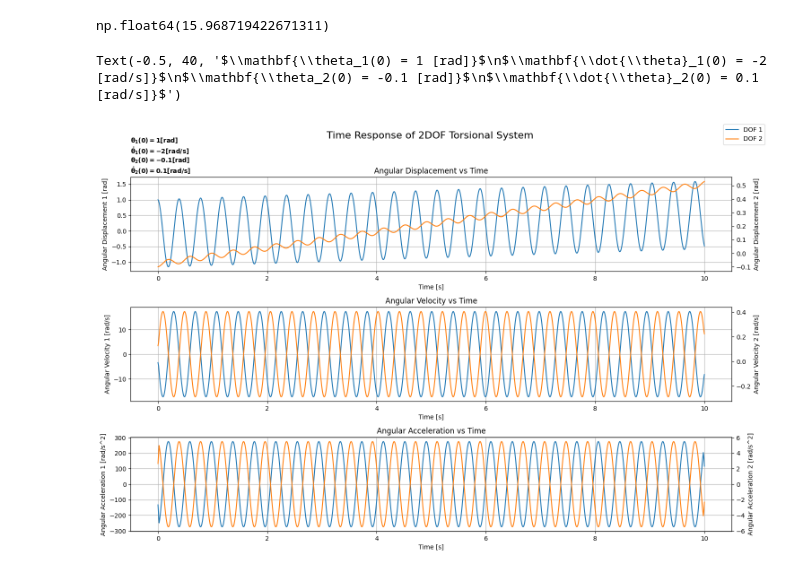
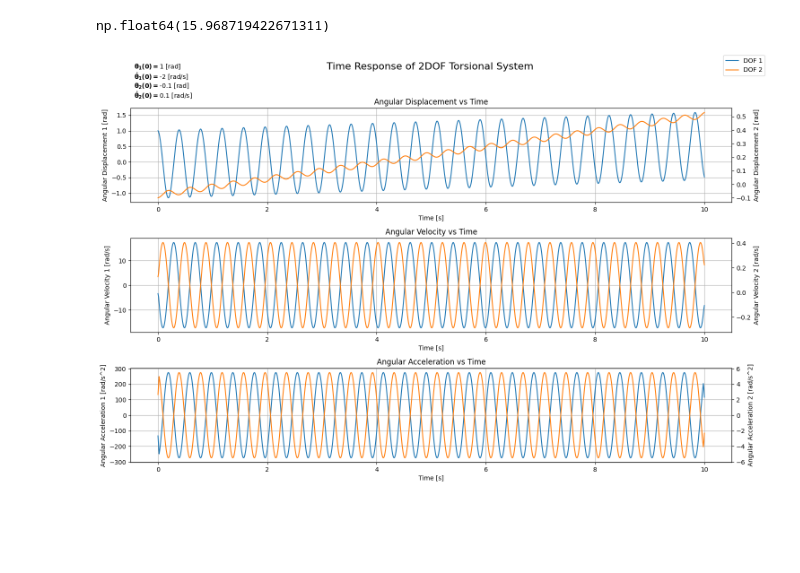
Before and after one commit to Rmhuneineh/my-website, a Jupyter notebook: content/posts/torsional_vibrations_2/01_torVib.ipynb, the cells around one changed output. Cells and saved outputs as stored; diff of their text form; code cells hidden in the pictures; blank space fills up the shorter version.

```diff
--- a/content/posts/torsional_vibrations_2/01_torVib.ipynb
+++ b/content/posts/torsional_vibrations_2/01_torVib.ipynb
@@ -69,34 +69,33 @@ axes[0].grid(True)
 
 # Angular Velocity vs Time
 angular_velocity_1 = np.gradient(theta_1, t, axis=0)
 angular_velocity_2 = np.gradient(theta_2, t, axis=0)
 
 ax2 = axes[1].twinx()
 axes[1].plot(t, angular_velocity_1)
 ax2.plot(t, angular_velocity_2, color='#ff7f0e')
 axes[1].set_xlabel('Time [s]')
 axes[1].set_ylabel('Angular Velocity 1 [rad/s]')
 ax2.set_ylabel('Angular Velocity 2 [rad/s]')
 axes[1].set_title('Angular Velocity vs Time')
 axes[1].grid(True)
 
 # Angular Acceleration vs Time
 angular_acceleration_1 = np.gradient(angular_velocity_1, t, axis=0)
 angular_acceleration_2 = np.gradient(angular_velocity_2, t, axis=0)
 
 ax2 = axes[2].twinx()
 axes[2].plot(t, angular_acceleration_1)
 ax2.plot(t, angular_acceleration_2, color='#ff7f0e')
 axes[2].set_xlabel('Time [s]')
 axes[2].set_ylabel('Angular Acceleration 1 [rad/s^2]')
 ax2.set_ylabel('Angular Acceleration 2 [rad/s^2]')
 axes[2].set_title('Angular Acceleration vs Time')
 axes[2].grid(True)
 
 fig.legend()
+fig.text(0.06, 0.9, r"$\mathbf{\theta_1(0) = }$" + f"{theta_0[0]} [rad]" + "\n" + r"$\mathbf{\dot{\theta}_1(0) = }$" + f"{theta_dot_0[0]} [rad/s]" + "\n" +
+         r"$\mathbf{\theta_2(0) = }$" + f"{theta_0[1]} [rad]" + "\n" + r"$\mathbf{\dot{\theta}_2(0) = }$" + f"{theta_dot_0[1]} [rad/s]")
 plt.tight_layout(rect=[0, 0.03, 1, 0.95])
-plt.text(-0.5, 40, r"$\mathbf{\theta_1(0) = 1 [rad]}$" + "\n" + r"$\mathbf{\dot{\theta}_1(0) = -2 [rad/s]}$" + "\n" +
-         r"$\mathbf{\theta_2(0) = -0.1 [rad]}$" + "\n" + r"$\mathbf{\dot{\theta}_2(0) = 0.1 [rad/s]}$")
 # %% [output]
-Text(-0.5, 40, '$\\mathbf{\\theta_1(0) = 1 [rad]}$\n$\\mathbf{\\dot{\\theta}_1(0) = -2 [rad/s]}$\n$\\mathbf{\\theta_2(0) = -0.1 [rad]}$\n$\\mathbf{\\dot{\\theta}_2(0) = 0.1 [rad/s]}$')
-[figure, old version]
+[figure, new version]
```
Also changed, not shown: 2 other files.
